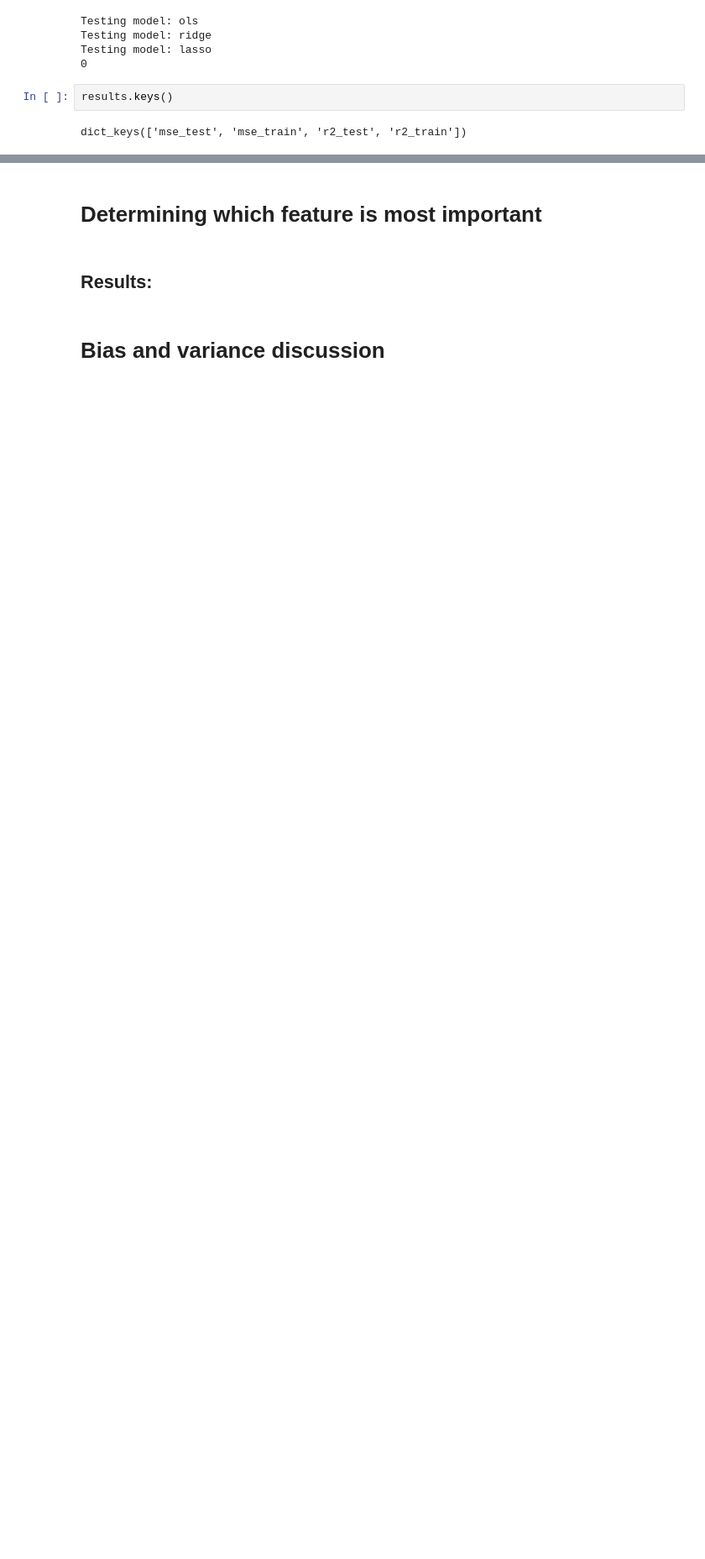
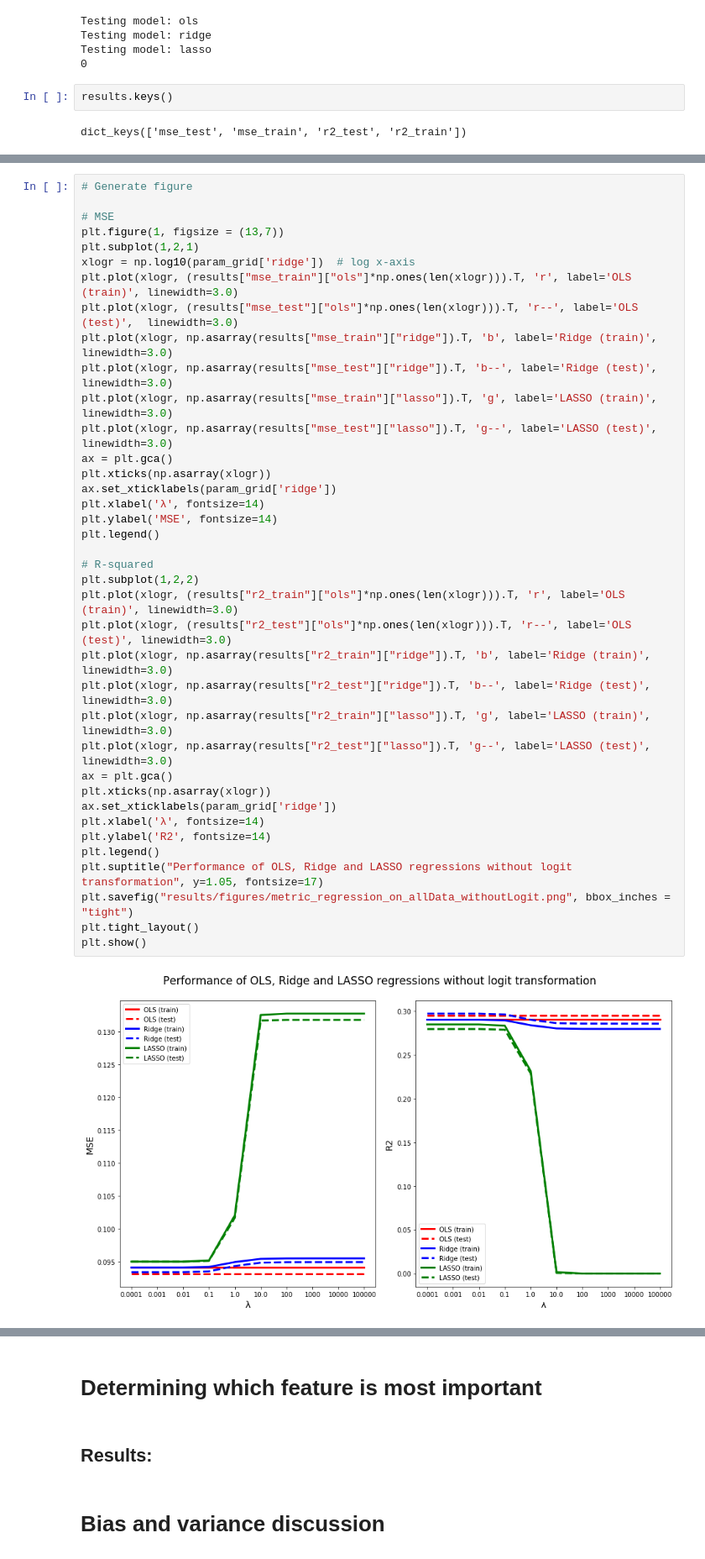
Before and after one commit to hannasv/Project3, a Jupyter notebook: Project3_LinearRegression.ipynb, the cells around one changed output, grey strips where cells are left out. Shown: that part at 84% size. Cells and saved outputs as stored; diff of their text form; blank space fills up the shorter version.

```diff
--- a/Project3_LinearRegression.ipynb
+++ b/Project3_LinearRegression.ipynb
@@ -193,0 +220,40 @@ plt.show()
+# %%
+# Generate figure
+
+# MSE
+plt.figure(1, figsize = (13,7))
+plt.subplot(1,2,1)
+xlogr = np.log10(param_grid['ridge'])  # log x-axis
+plt.plot(xlogr, (results["mse_train"]["ols"]*np.ones(len(xlogr))).T, 'r', label='OLS (train)', linewidth=3.0)
+plt.plot(xlogr, (results["mse_test"]["ols"]*np.ones(len(xlogr))).T, 'r--', label='OLS (test)',  linewidth=3.0)
+plt.plot(xlogr, np.asarray(results["mse_train"]["ridge"]).T, 'b', label='Ridge (train)', linewidth=3.0)
+plt.plot(xlogr, np.asarray(results["mse_test"]["ridge"]).T, 'b--', label='Ridge (test)', linewidth=3.0)
+plt.plot(xlogr, np.asarray(results["mse_train"]["lasso"]).T, 'g', label='LASSO (train)', linewidth=3.0)
+plt.plot(xlogr, np.asarray(results["mse_test"]["lasso"]).T, 'g--', label='LASSO (test)', linewidth=3.0)
+ax = plt.gca()
+plt.xticks(np.asarray(xlogr))
+ax.set_xticklabels(param_grid['ridge'])
+plt.xlabel('λ', fontsize=14)
+plt.ylabel('MSE', fontsize=14)
+plt.legend()
+
+# R-squared
+plt.subplot(1,2,2)
+plt.plot(xlogr, (results["r2_train"]["ols"]*np.ones(len(xlogr))).T, 'r', label='OLS (train)', linewidth=3.0)
+plt.plot(xlogr, (results["r2_test"]["ols"]*np.ones(len(xlogr))).T, 'r--', label='OLS (test)', linewidth=3.0)
+plt.plot(xlogr, np.asarray(results["r2_train"]["ridge"]).T, 'b', label='Ridge (train)', linewidth=3.0)
+plt.plot(xlogr, np.asarray(results["r2_test"]["ridge"]).T, 'b--', label='Ridge (test)', linewidth=3.0)
+plt.plot(xlogr, np.asarray(results["r2_train"]["lasso"]).T, 'g', label='LASSO (train)', linewidth=3.0)
+plt.plot(xlogr, np.asarray(results["r2_test"]["lasso"]).T, 'g--', label='LASSO (test)', linewidth=3.0)
+ax = plt.gca()
+plt.xticks(np.asarray(xlogr))
+ax.set_xticklabels(param_grid['ridge'])
+plt.xlabel('λ', fontsize=14)
+plt.ylabel('R2', fontsize=14)
+plt.legend()
+plt.suptitle("Performance of OLS, Ridge and LASSO regressions without logit transformation", y=1.05, fontsize=17)
+plt.savefig("results/figures/metric_regression_on_allData_withoutLogit.png", bbox_inches = "tight")
+plt.tight_layout()
+plt.show()
+# %% [output]
+[figure, added]
```
Also changed, not shown: parts of 37 cells of this notebook, 4 other files.
